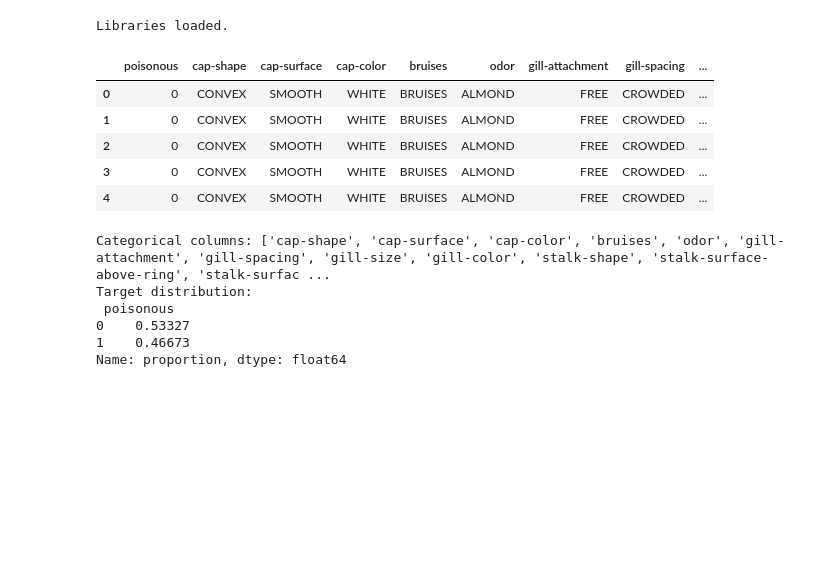
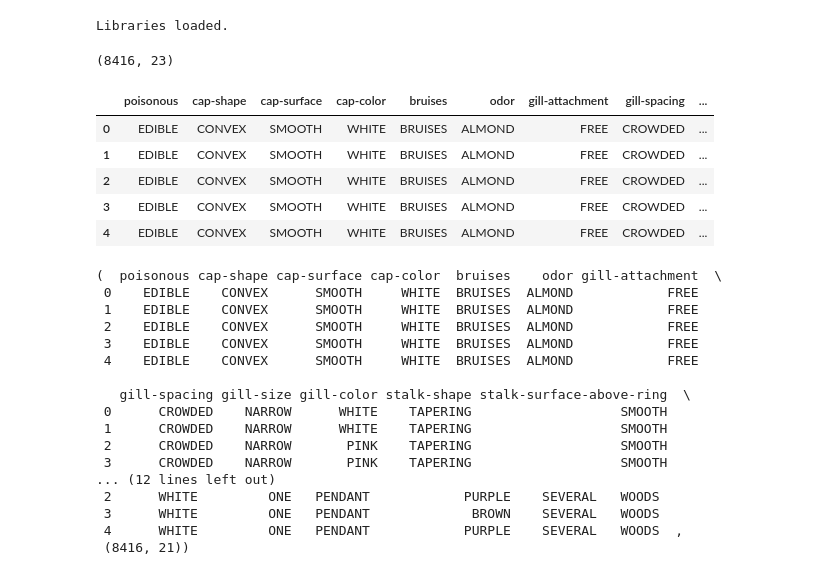
Before and after one commit to DePlaced/bedste-gruppe-ml, a Jupyter notebook: ml/notebooks/mushroom_MODELLING.ipynb, the cells around one changed output. Cells and saved outputs as stored; diff of their text form; code cells hidden in the pictures; blank space fills up the shorter version.

Commit message:
MODELLING notebook, needs refinenment and pipeline

```diff
--- a/ml/notebooks/mushroom_MODELLING.ipynb
+++ b/ml/notebooks/mushroom_MODELLING.ipynb
@@ -29,48 +24,44 @@ print("Libraries loaded.")
 # %% [output]
 Libraries loaded.
 # %%
-# 1) LOAD & CLEAN DATA
+# 1) LOAD DATA
 df = pd.read_csv(CSV_PATH)
 
-text_map = {
-    'EDIBLE' : 0,
-    'POISONOUS' : 1
-}
-
-df = df.replace(text_map)
-
+print(df.shape)
 df.head()
 # %% [output]
+(8416, 23)
 |  | poisonous | cap-shape | cap-surface | cap-color | bruises | odor | gill-attachment | gill-spacing | ... |
-| 0 | 0 | CONVEX | SMOOTH | WHITE | BRUISES | ALMOND | FREE | CROWDED | ... |
-| 1 | 0 | CONVEX | SMOOTH | WHITE | BRUISES | ALMOND | FREE | CROWDED | ... |
-| 2 | 0 | CONVEX | SMOOTH | WHITE | BRUISES | ALMOND | FREE | CROWDED | ... |
-| 3 | 0 | CONVEX | SMOOTH | WHITE | BRUISES | ALMOND | FREE | CROWDED | ... |
-| 4 | 0 | CONVEX | SMOOTH | WHITE | BRUISES | ALMOND | FREE | CROWDED | ... |
+| 0 | EDIBLE | CONVEX | SMOOTH | WHITE | BRUISES | ALMOND | FREE | CROWDED | ... |
+| 1 | EDIBLE | CONVEX | SMOOTH | WHITE | BRUISES | ALMOND | FREE | CROWDED | ... |
+| 2 | EDIBLE | CONVEX | SMOOTH | WHITE | BRUISES | ALMOND | FREE | CROWDED | ... |
+| 3 | EDIBLE | CONVEX | SMOOTH | WHITE | BRUISES | ALMOND | FREE | CROWDED | ... |
+| 4 | EDIBLE | CONVEX | SMOOTH | WHITE | BRUISES | ALMOND | FREE | CROWDED | ... |
-# %%
-# 2) DEFINE FEATURES & TARGET
-if "poisonous" not in df.columns:
-    raise ValueError("Target column 'class' not found. Please verify your dataset.")
-#Drop unnecessary columns
-columns_to_drop = [
-    "stalk-root", #many missing values
-    "veil-type" #only one category
-
-]
-df.drop(columns=columns_to_drop, inplace=True)
-
-x = df.drop(columns=["poisonous"]) #features minus target
-y = df["poisonous"] #target
-
-# Identify columns by dtype for preprocessing
-cat_cols = x.columns.tolist()
-
-print("Categorical columns:", cat_cols)
-print("Target distribution:\n", y.value_counts(normalize=True))
-# %% [output]
-Categorical columns: ['cap-shape', 'cap-surface', 'cap-color', 'bruises', 'odor', 'gill-attachment', 'gill-spacing', 'gill-size', 'gill-color', 'stalk-shape', 'stalk-surface-above-ring', 'stalk-surfac ...
-Target distribution:
- poisonous
-0    0.53327
-1    0.46673
-Name: proportion, dtype: float64
+# %%
+# 2) DEFINE FEATURES & TARGET
+TARGET_COL = "poisonous"  # Target variable
+drop_cols = [
+    "veil-type", #single value
+    "stalk-root" #missing in 29% of data
+]  # Any columns to drop
+
+df_model = df.drop(columns=drop_cols)
+df_model.head(), df_model.shape
+# %% [output]
+(  poisonous cap-shape cap-surface cap-color  bruises    odor gill-attachment  \
+ 0    EDIBLE    CONVEX      SMOOTH     WHITE  BRUISES  ALMOND            FREE
+ 1    EDIBLE    CONVEX      SMOOTH     WHITE  BRUISES  ALMOND            FREE
+ 2    EDIBLE    CONVEX      SMOOTH     WHITE  BRUISES  ALMOND            FREE
+ 3    EDIBLE    CONVEX      SMOOTH     WHITE  BRUISES  ALMOND            FREE
+ 4    EDIBLE    CONVEX      SMOOTH     WHITE  BRUISES  ALMOND            FREE
+
+   gill-spacing gill-size gill-color stalk-shape stalk-surface-above-ring  \
+ 0      CROWDED    NARROW      WHITE    TAPERING                   SMOOTH
+ 1      CROWDED    NARROW      WHITE    TAPERING                   SMOOTH
+ 2      CROWDED    NARROW       PINK    TAPERING                   SMOOTH
+ 3      CROWDED    NARROW       PINK    TAPERING                   SMOOTH
+... (12 lines left out)
+ 2      WHITE         ONE   PENDANT            PURPLE    SEVERAL   WOODS
+ 3      WHITE         ONE   PENDANT             BROWN    SEVERAL   WOODS
+ 4      WHITE         ONE   PENDANT            PURPLE    SEVERAL   WOODS  ,
+ (8416, 21))
```
Also changed, not shown: parts of 12 cells of this notebook, 1 other file.
